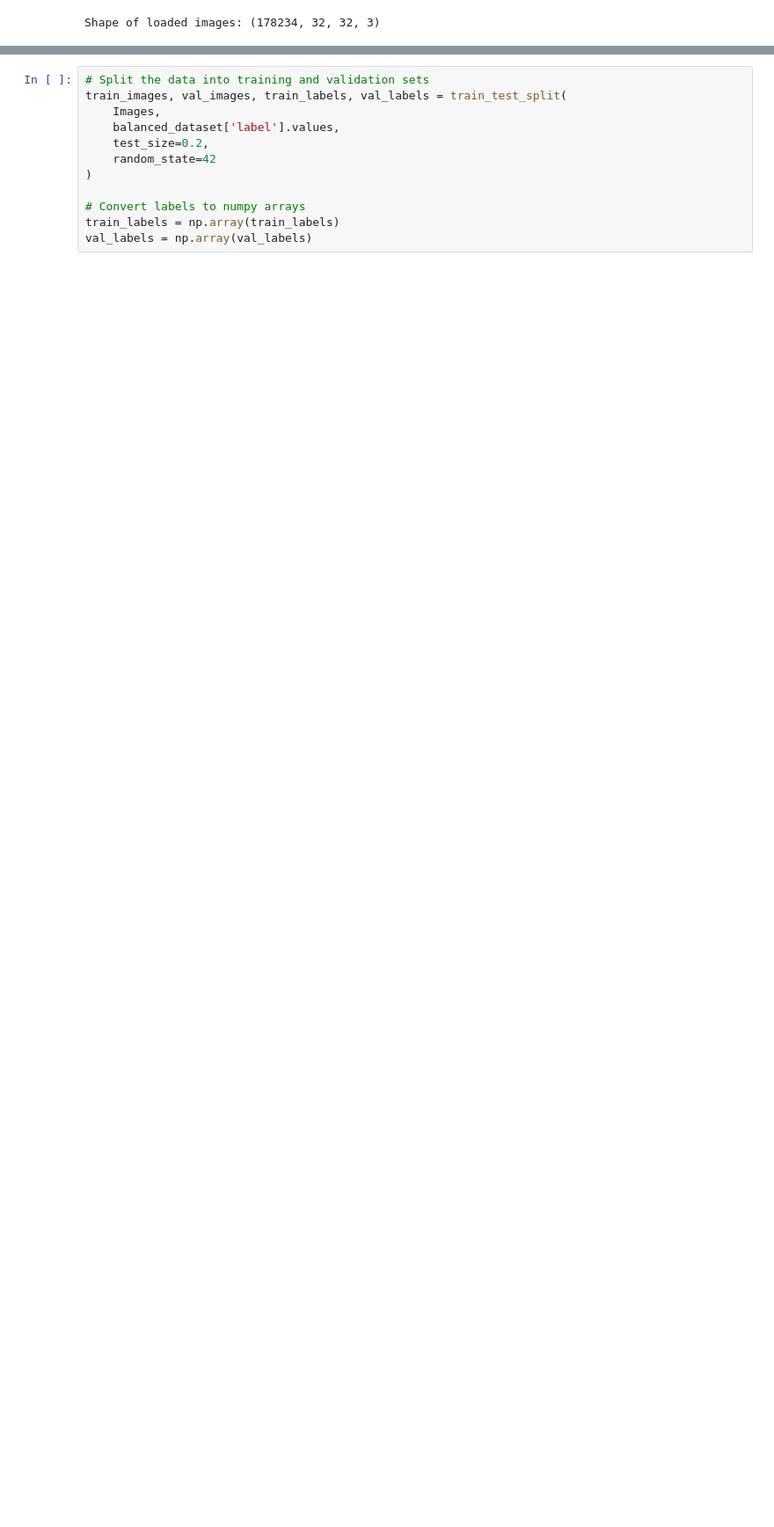
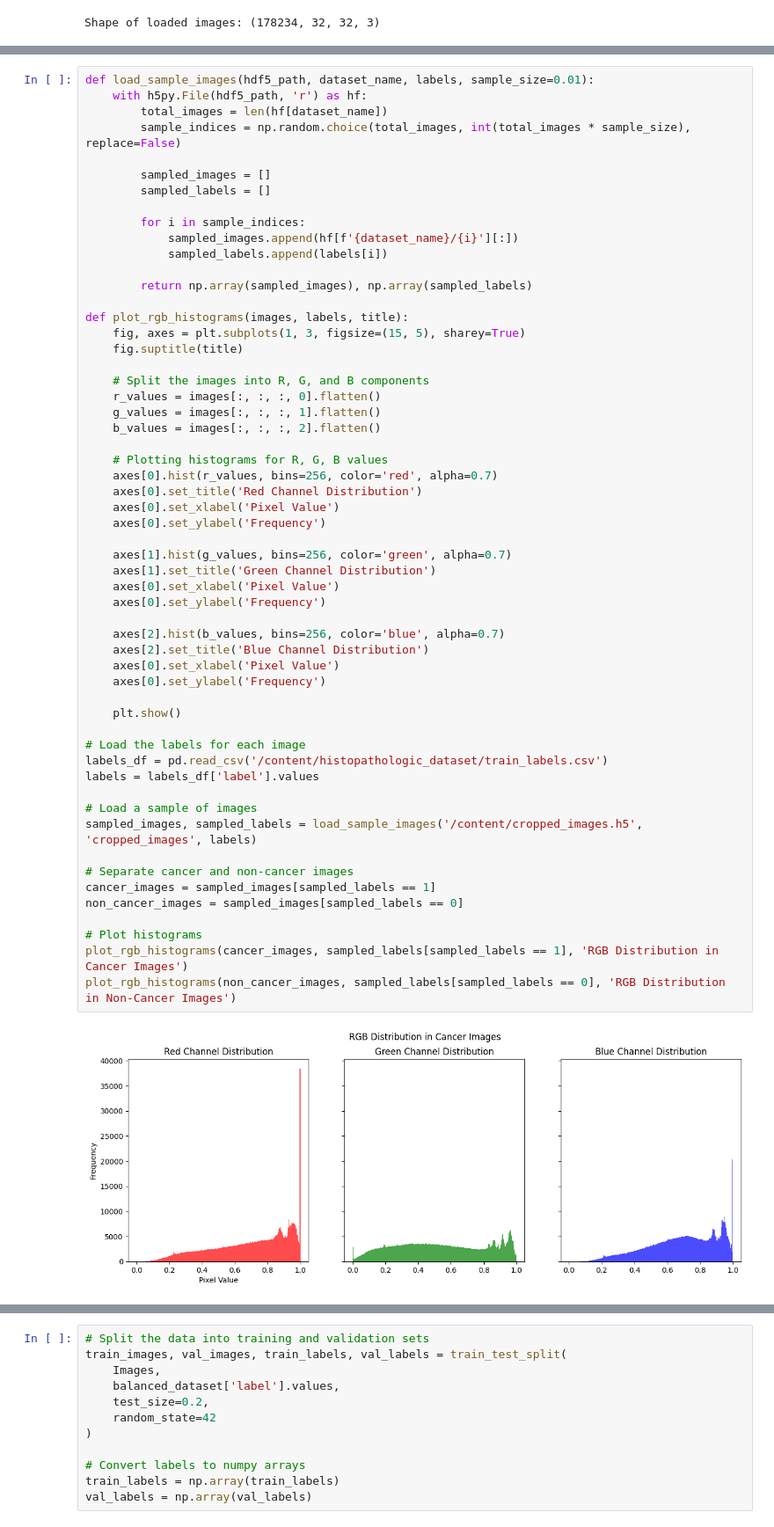
Before and after one commit to WiHi1131/Histopathologic-Cancer-Detection-Report, a Jupyter notebook: Histopathic_Cancer_Detection_Report.ipynb, the cells around one changed output, grey strips where cells are left out. Shown at 88% size. Cells and saved outputs as stored; diff of their text form; blank space fills up the shorter version.

```diff
--- a/Histopathic_Cancer_Detection_Report.ipynb
+++ b/Histopathic_Cancer_Detection_Report.ipynb
@@ -258,0 +267,58 @@ Shape of loaded images: (178234, 32, 32, 3)
+# %%
+def load_sample_images(hdf5_path, dataset_name, labels, sample_size=0.01):
+    with h5py.File(hdf5_path, 'r') as hf:
+        total_images = len(hf[dataset_name])
+        sample_indices = np.random.choice(total_images, int(total_images * sample_size), replace=False)
+
+        sampled_images = []
+        sampled_labels = []
+
+        for i in sample_indices:
+            sampled_images.append(hf[f'{dataset_name}/{i}'][:])
+            sampled_labels.append(labels[i])
+
+        return np.array(sampled_images), np.array(sampled_labels)
+
+def plot_rgb_histograms(images, labels, title):
+    fig, axes = plt.subplots(1, 3, figsize=(15, 5), sharey=True)
+    fig.suptitle(title)
+
+    # Split the images into R, G, and B components
+    r_values = images[:, :, :, 0].flatten()
+    g_values = images[:, :, :, 1].flatten()
+    b_values = images[:, :, :, 2].flatten()
+
+    # Plotting histograms for R, G, B values
+    axes[0].hist(r_values, bins=256, color='red', alpha=0.7)
+    axes[0].set_title('Red Channel Distribution')
+    axes[0].set_xlabel('Pixel Value')
+    axes[0].set_ylabel('Frequency')
+
+    axes[1].hist(g_values, bins=256, color='green', alpha=0.7)
+    axes[1].set_title('Green Channel Distribution')
+    axes[0].set_xlabel('Pixel Value')
+    axes[0].set_ylabel('Frequency')
+
+    axes[2].hist(b_values, bins=256, color='blue', alpha=0.7)
+    axes[2].set_title('Blue Channel Distribution')
+    axes[0].set_xlabel('Pixel Value')
+    axes[0].set_ylabel('Frequency')
+
+    plt.show()
+
+# Load the labels for each image
+labels_df = pd.read_csv('/content/histopathologic_dataset/train_labels.csv')
+labels = labels_df['label'].values
+
+# Load a sample of images
+sampled_images, sampled_labels = load_sample_images('/content/cropped_images.h5', 'cropped_images', labels)
+
+# Separate cancer and non-cancer images
+cancer_images = sampled_images[sampled_labels == 1]
+non_cancer_images = sampled_images[sampled_labels == 0]
+
+# Plot histograms
+plot_rgb_histograms(cancer_images, sampled_labels[sampled_labels == 1], 'RGB Distribution in Cancer Images')
+plot_rgb_histograms(non_cancer_images, sampled_labels[sampled_labels == 0], 'RGB Distribution in Non-Cancer Images')
+# %% [output]
+[figure, added]
```
Also changed, not shown: parts of 9 cells of this notebook.
